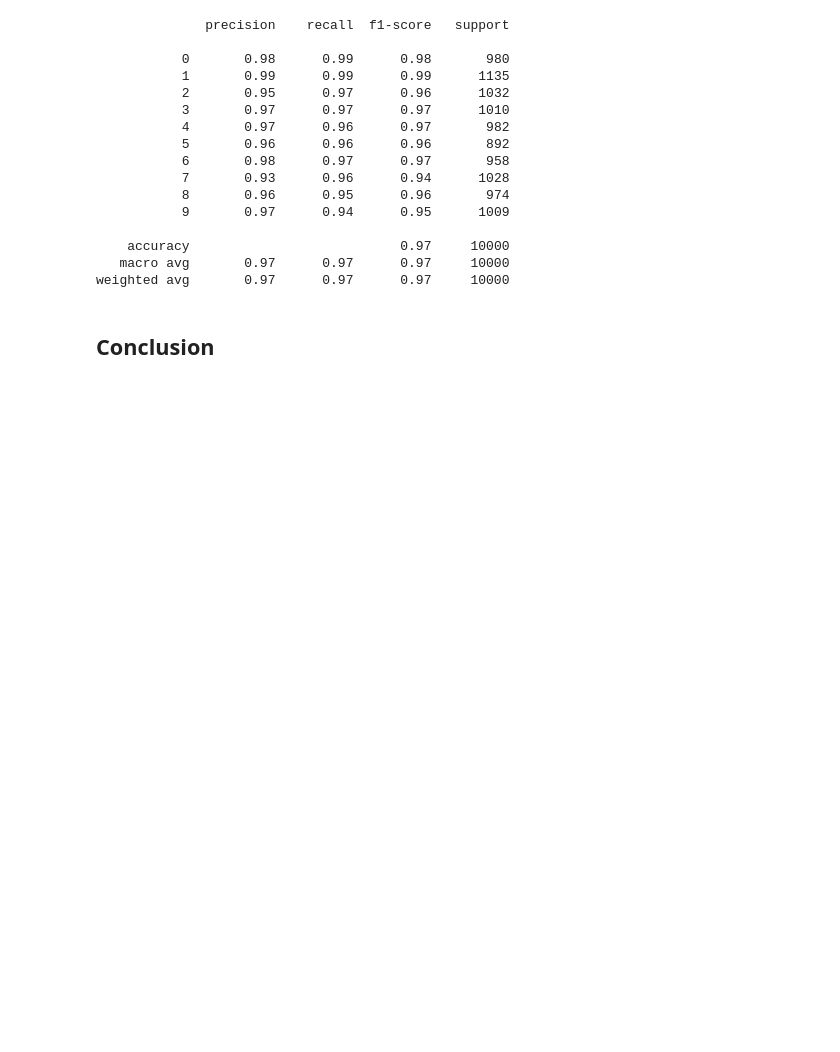
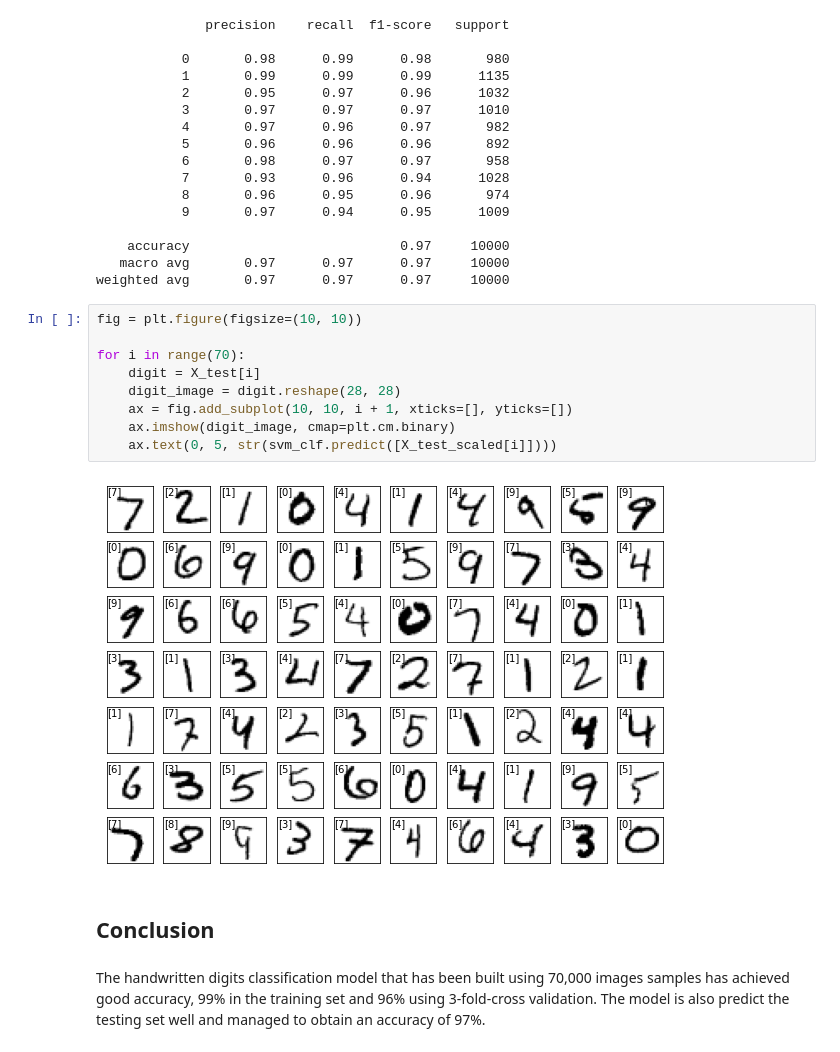
Before and after one commit to trizkynoviandy/handwritten-digits-classification, a Jupyter notebook: handwritten-digits-classification.ipynb, the cells around one changed output. Drawn from its saved outputs; the diff is of its cells as text; blank space fills up the shorter version.

```diff
--- a/handwritten-digits-classification.ipynb
+++ b/handwritten-digits-classification.ipynb
@@ -175,5 +196,18 @@ print(classification_report(y_test, y_test_predicted))
     accuracy                           0.97     10000
    macro avg       0.97      0.97      0.97     10000
 weighted avg       0.97      0.97      0.97     10000
+# %%
+fig = plt.figure(figsize=(10, 10))
+
+for i in range(70):
+    digit = X_test[i]
+    digit_image = digit.reshape(28, 28)
+    ax = fig.add_subplot(10, 10, i + 1, xticks=[], yticks=[])
+    ax.imshow(digit_image, cmap=plt.cm.binary)
+    ax.text(0, 5, str(svm_clf.predict([X_test_scaled[i]])))
+# %% [output]
+[figure, added]
 # %% [markdown]
 ## Conclusion
+# %% [markdown]
+The handwritten digits classification model that has been built using 70,000 images samples has achieved good accuracy, 99% in the training set and 96% using 3-fold-cross validation. The model is also predict the testing set well and managed to obtain an accuracy of 97%.
```
Also changed, not shown: parts of 16 cells of this notebook.
